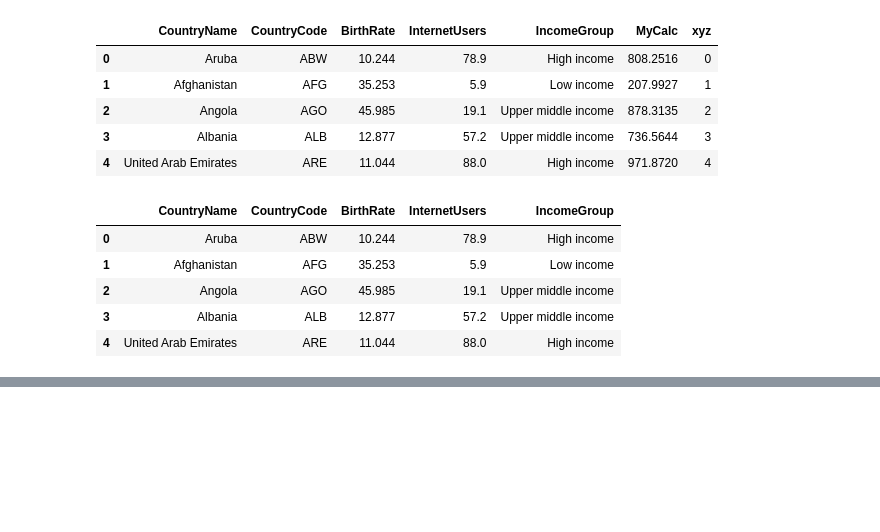
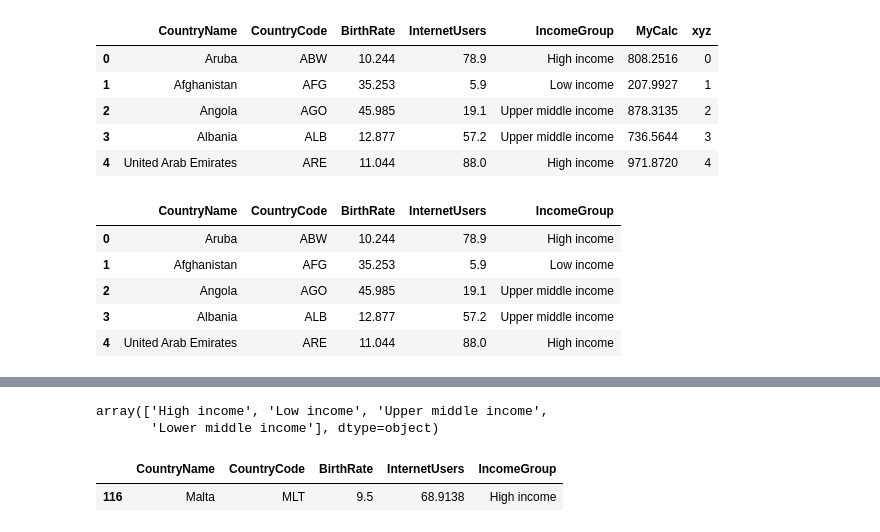
Before and after one commit to victorshimizu/Udemy_Python-For-Data-Science, a Jupyter notebook: Python A-Z™ - Python For Data Science With Real Exercises!/05 - Data Frames/Data Frames Review.ipynb, the cells around one changed output, grey strips where cells are left out. Saved outputs shown, nothing was run; the diff lists cells and outputs as text; code cells hidden in the pictures; blank space fills up the shorter version.

```diff
--- a/Python A-Z™ - Python For Data Science With Real Exercises!/05 - Data Frames/Data Frames Review.ipynb
+++ b/Python A-Z™ - Python For Data Science With Real Exercises!/05 - Data Frames/Data Frames Review.ipynb
@@ -167,0 +247,15 @@ stats.head()
+# %%
+#How to get the unique categories
+
+stats.IncomeGroup.unique()
+# %% [output]
+array(['High income', 'Low income', 'Upper middle income',
+       'Lower middle income'], dtype=object)
+# %%
+#Quick Exercise:
+#Find out everything about Malta
+
+stats[stats.CountryName == "Malta"]
+# %% [output]
+|  | CountryName | CountryCode | BirthRate | InternetUsers | IncomeGroup |
+| 116 | Malta | MLT | 9.5 | 68.9138 | High income |
```
Also changed, not shown: parts of 6 cells of this notebook.
